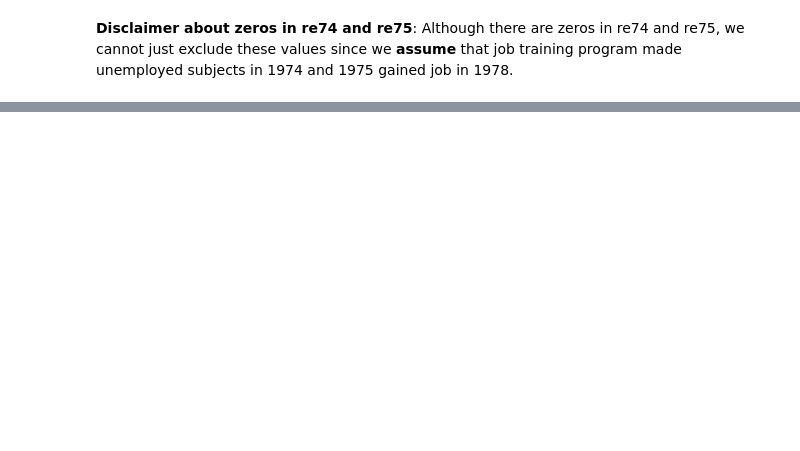
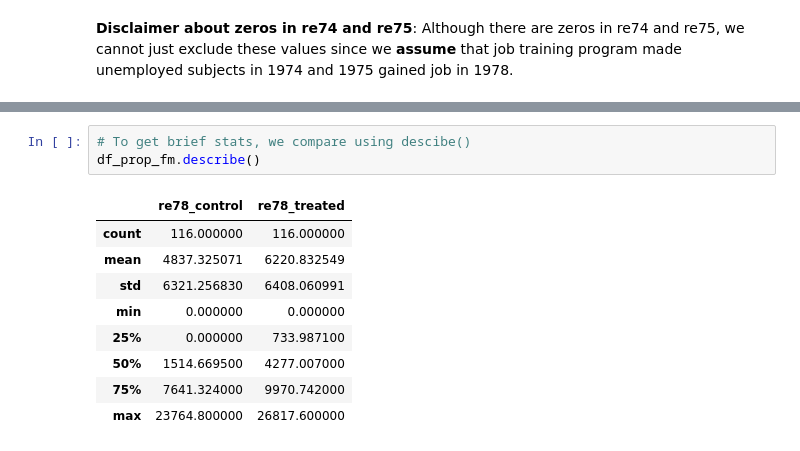
Before and after one commit to sanadhis/ADA-2017, a Jupyter notebook: 04 - Applied ML/Homework04.ipynb, the cells around one changed output, grey strips where cells are left out. Saved outputs shown, nothing was run; the diff lists cells and outputs as text; blank space fills up the shorter version.

```diff
--- a/04 - Applied ML/Homework04.ipynb
+++ b/04 - Applied ML/Homework04.ipynb
@@ -981,0 +984,13 @@ df_prop_merged.describe()
+# %%
+# To get brief stats, we compare using descibe()
+df_prop_fm.describe()
+# %% [output]
+|  | re78_control | re78_treated |
+| count | 116.000000 | 116.000000 |
+| mean | 4837.325071 | 6220.832549 |
+| std | 6321.256830 | 6408.060991 |
+| min | 0.000000 | 0.000000 |
+| 25% | 0.000000 | 733.987100 |
+| 50% | 1514.669500 | 4277.007000 |
+| 75% | 7641.324000 | 9970.742000 |
+| max | 23764.800000 | 26817.600000 |
```
Also changed, not shown: parts of 31 cells of this notebook.
